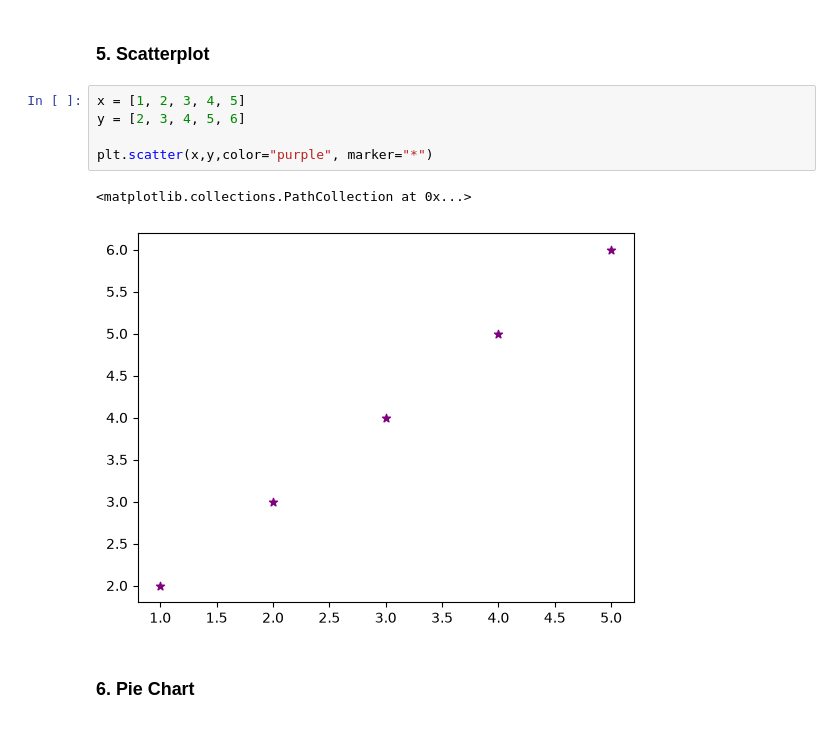
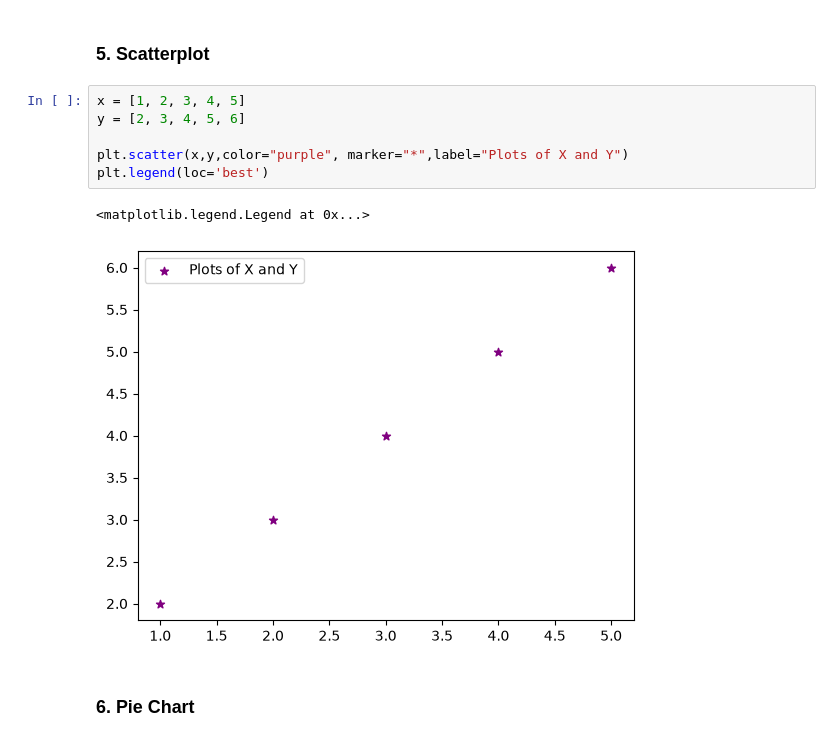
Before and after one commit to Prafulla0001/Data-Science-Udemy-Course, a Jupyter notebook: Data Analysis With Python/Matplotlib.ipynb, the cells around one changed output. Cells and saved outputs as stored; diff of their text form.

Commit message:
Add some more attributes and saving image of plots

```diff
--- a/Data Analysis With Python/Matplotlib.ipynb
+++ b/Data Analysis With Python/Matplotlib.ipynb
@@ -126,11 +125,12 @@ plt.hist(data,bins=4,color='orange',edgecolor='black')
 # %%
 x = [1, 2, 3, 4, 5]
 y = [2, 3, 4, 5, 6]
 
-plt.scatter(x,y,color="purple", marker="*")
+plt.scatter(x,y,color="purple", marker="*",label="Plots of X and Y")
+plt.legend(loc='best')
 # %% [output]
-<matplotlib.collections.PathCollection at 0x...>
+<matplotlib.legend.Legend at 0x...>
-[figure, old version]
+[figure, new version]
 # %% [markdown]
 ### 6. Pie Chart
 # %%
```
Also changed, not shown: parts of 2 cells of this notebook, 1 other file.
